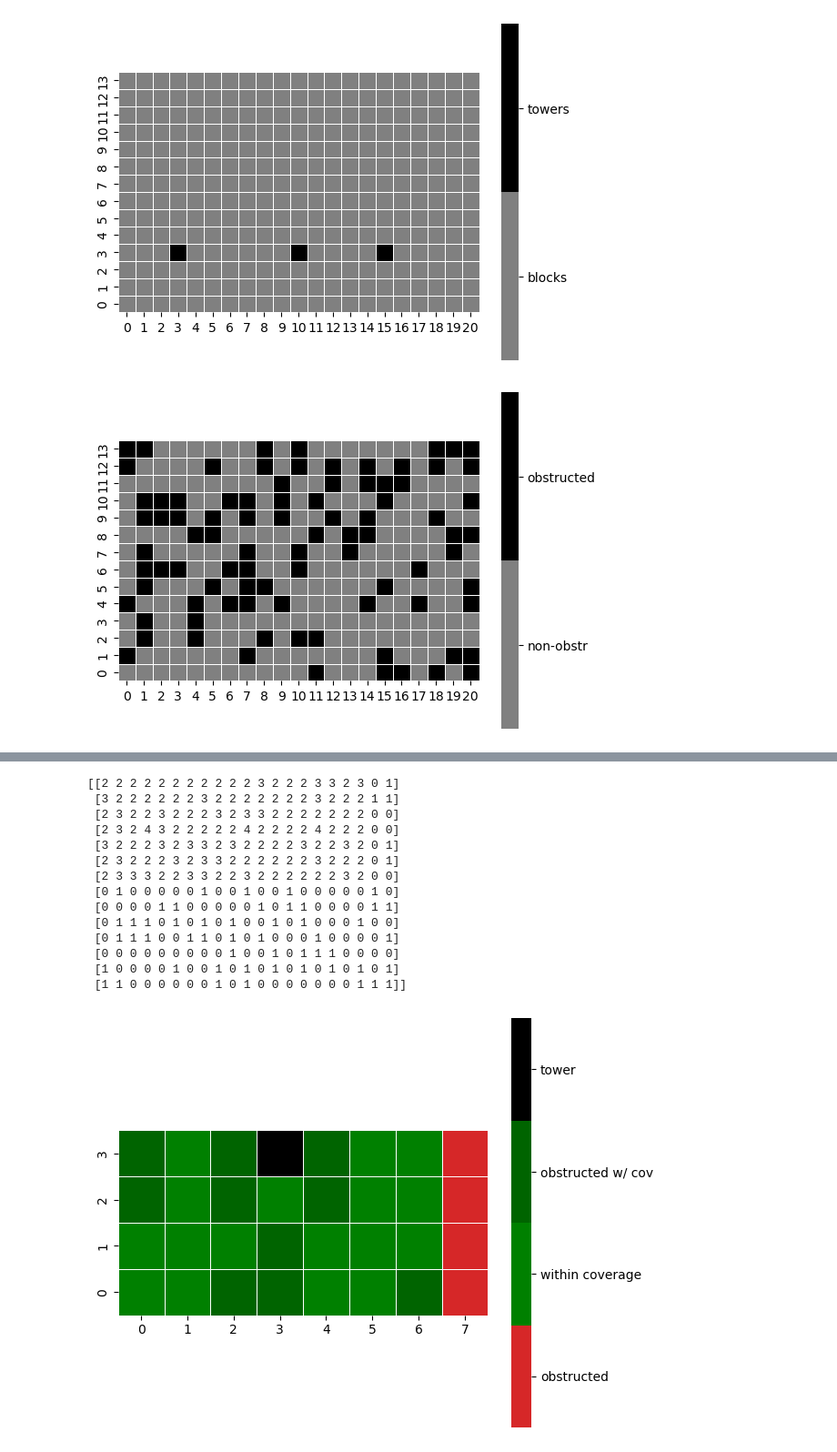
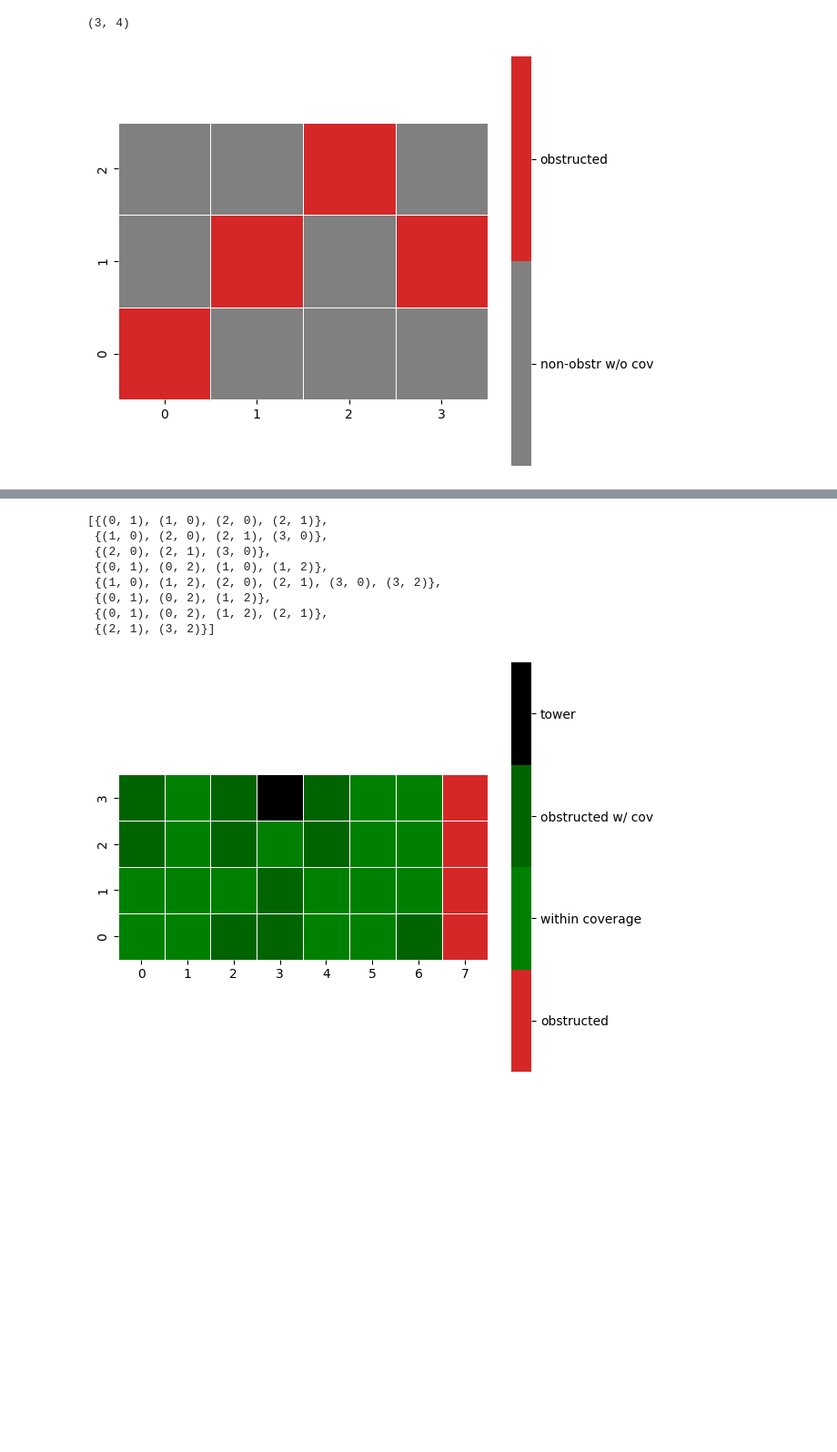
Before and after one commit to mayushii21/the-grid, a Jupyter notebook: src/city_network/dev.ipynb, the cells around one changed output, grey strips where cells are left out. Shown: that part at 91% size. Saved outputs shown, nothing was run; the diff lists cells and outputs as text; code cells hidden in the pictures; blank space fills up the shorter version.

Commit message:
fix not capturing max range, gen_sets

```diff
--- a/src/city_network/dev.ipynb
+++ b/src/city_network/dev.ipynb
@@ -169,17 +169,17 @@ class CityGrid:
             self.tower_graph[tower] = []
             for x in range(
                 max(0, tower[0] - tower_range),
-                min(grid.shape[1] - 1, tower[0] + tower_range + 1),
+                min(grid.shape[1], tower[0] + tower_range + 1),
             ):
                 for y in range(
                     max(0, tower[1] - tower_range),
-                    min(grid.shape[0] - 1, tower[1] + tower_range + 1),
+                    min(grid.shape[0], tower[1] + tower_range + 1),
                 ):
                     if grid[y, x] == 4 and (tower[0], tower[1]) != (x, y):
                         self.tower_graph[tower].append((x, y))
             print()
         print(f"{self.tower_graph=}")
-        print('done')
+        print("done")
 
     def most_reliable_path(
         self, start_tower, end_tower, tower_range, grid=None, recalculate=False
@@ -220,40 +220,69 @@ class CityGrid:
 
         # Perform BFS to find the shortest path and store the shortest path for all paths that start (or end) with the start_tower
         if frozenset([start_tower, end_tower]) not in self.optimal_paths or recalculate:
             visited = set([start_tower])
             queue = deque([(start_tower, [start_tower])])
 
             while queue:
                 current_node, path = queue.popleft()
                 for n in self.tower_graph[current_node]:
                     if n not in visited:
                         visited.add(n)
                         queue.append([n, path + [n]])
                         if frozenset([n, start_tower]) not in self.optimal_paths:
                             self.optimal_paths[frozenset([n, start_tower])] = path + [n]
                         print(f"{visited=}")
                         print(f"{queue=}")
                         print()
 
         if frozenset([start_tower, end_tower]) in self.optimal_paths:
             print(
                 f"Most reliable path: {self.optimal_paths[frozenset([start_tower, end_tower])]}"
             )
         else:
             print("No path found.")
 
         # If there is no path between the towers
         return None
 
+    def _generate_sets(self, tower_range):
+        sets_of_towers = []
+        for row in range(0, self.grid.shape[0]):
+            for col in range(0, self.grid.shape[1]):
+                if self.grid[row, col] != 0:
+                    continue
+                covering_towers = set()
+                for range_row in range(
+                    max(0, row - tower_range),
+                    min(self.grid.shape[0], row + tower_range + 1),
+                ):
+                    for range_col in range(
+                        max(0, col - tower_range),
+                        min(self.grid.shape[1], col + tower_range + 1),
+                    ):
+                        if self.grid[range_row, range_col] != 0:
+                            continue
+                        covering_towers.add((range_col, range_row))
+                sets_of_towers.append(covering_towers)
+        return sets_of_towers
 
-my_city = CityGrid(21, 7 * 2, seed=42)
-my_city.place_tower(3, 3, 3)
-my_city.place_tower(10, 3, 3)
-my_city.place_tower(15, 3, 3)
-my_city.visualize_towers()
-my_city.visualize_obstructions()
-my_city.visualize_grid()
-print(my_city.grid)
+    def optimize_tower_placement(self, tower_range):
+        return self._generate_sets(tower_range)
+
+
+# my_city = CityGrid(21, 7 * 2, seed=42)
+# # my_city.place_tower(3, 3, 3)
+# # my_city.place_tower(10, 3, 3)
+# # my_city.place_tower(15, 3, 3)
+# my_city.visualize_towers()
+# my_city.visualize_obstructions()
+# my_city.visualize_grid()
+# print(my_city.grid)
+
+tempc = CityGrid(4, 3, seed=42)
+print(tempc.grid.shape)
+tempc.visualize_grid()
+tempc.optimize_tower_placement(1)
 # %% [output]
+(3, 4)
-[figure, old version]
+[figure, new version]
-[figure, removed]
@@ -261,17 +289,11 @@ print(my_city.grid)
-[[2 2 2 2 2 2 2 2 2 2 2 3 2 2 2 3 3 2 3 0 1]
- [3 2 2 2 2 2 2 3 2 2 2 2 2 2 2 3 2 2 2 1 1]
- [2 3 2 2 3 2 2 2 3 2 3 3 2 2 2 2 2 2 2 0 0]
- [2 3 2 4 3 2 2 2 2 2 4 2 2 2 2 4 2 2 2 0 0]
- [3 2 2 2 3 2 3 3 2 3 2 2 2 2 3 2 2 3 2 0 1]
- [2 3 2 2 2 3 2 3 3 2 2 2 2 2 2 3 2 2 2 0 1]
- [2 3 3 3 2 2 3 3 2 2 3 2 2 2 2 2 2 3 2 0 0]
- [0 1 0 0 0 0 0 1 0 0 1 0 0 1 0 0 0 0 0 1 0]
- [0 0 0 0 1 1 0 0 0 0 0 1 0 1 1 0 0 0 0 1 1]
- [0 1 1 1 0 1 0 1 0 1 0 0 1 0 1 0 0 0 1 0 0]
- [0 1 1 1 0 0 1 1 0 1 0 1 0 0 0 1 0 0 0 0 1]
- [0 0 0 0 0 0 0 0 0 1 0 0 1 0 1 1 1 0 0 0 0]
- [1 0 0 0 0 1 0 0 1 0 1 0 1 0 1 0 1 0 1 0 1]
- [1 1 0 0 0 0 0 0 1 0 1 0 0 0 0 0 0 0 1 1 1]]
+[{(0, 1), (1, 0), (2, 0), (2, 1)},
+ {(1, 0), (2, 0), (2, 1), (3, 0)},
+ {(2, 0), (2, 1), (3, 0)},
+ {(0, 1), (0, 2), (1, 0), (1, 2)},
+ {(1, 0), (1, 2), (2, 0), (2, 1), (3, 0), (3, 2)},
+ {(0, 1), (0, 2), (1, 2)},
+ {(0, 1), (0, 2), (1, 2), (2, 1)},
+ {(2, 1), (3, 2)}]
 # %%
 my_city = CityGrid(8, 4, seed=42)
 my_city.place_tower(3, 3, 3)
```
Also changed, not shown: parts of 1 cell of this notebook.
